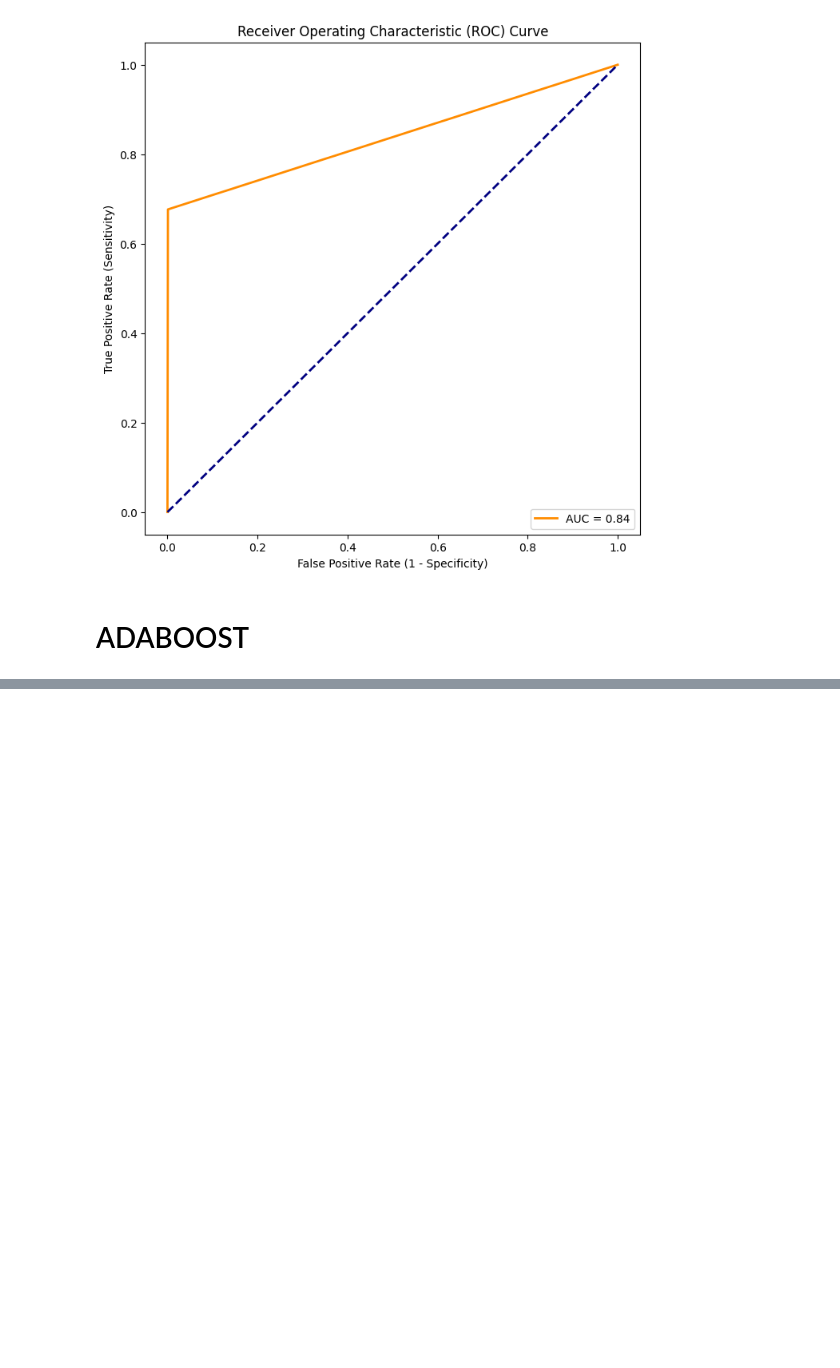
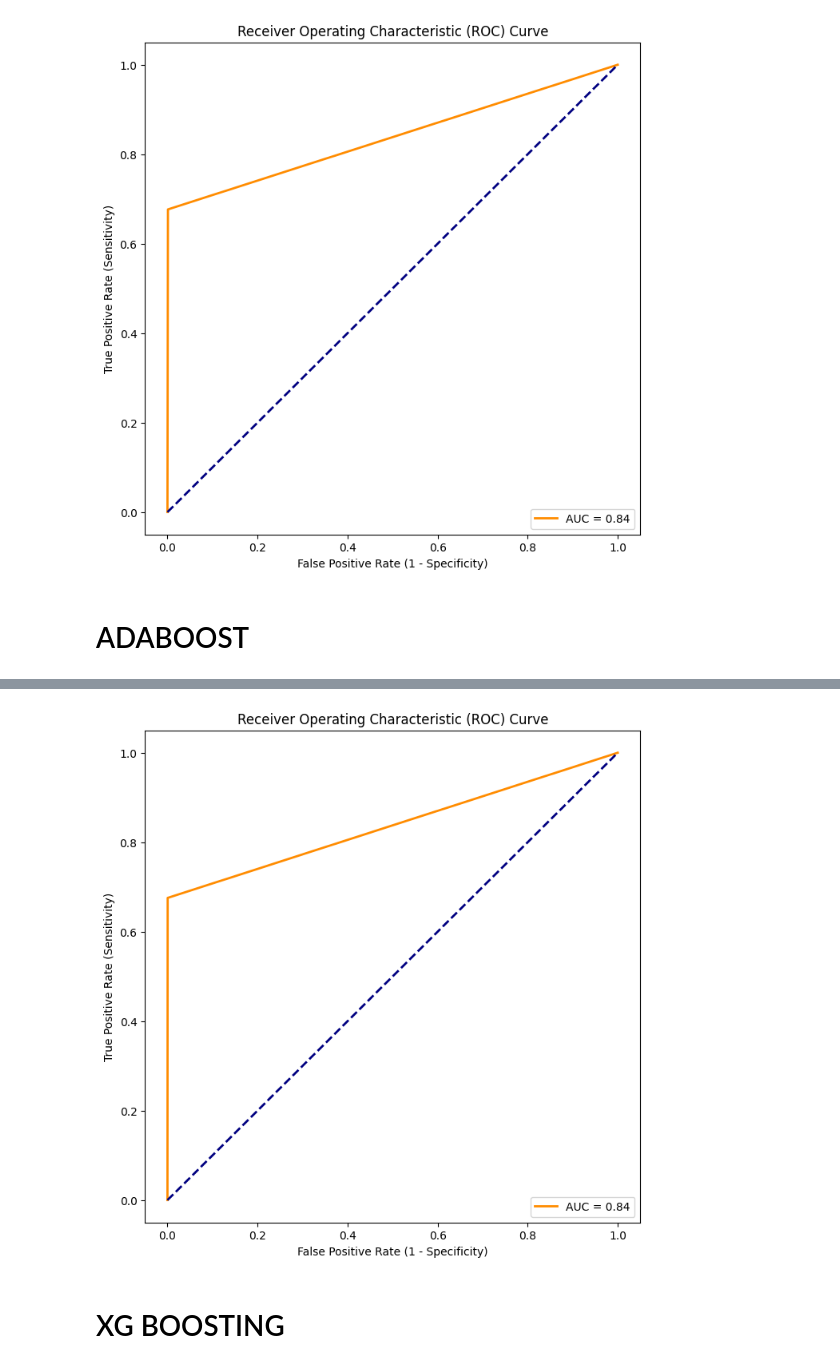
Before and after one commit to v-dev688/THE_CREDIT_CARD_PROJECT, a Jupyter notebook: 5. FINAL MODEL/IMPROVED_MODELS.ipynb, the cells around one changed output, grey strips where cells are left out. Drawn from its saved outputs; the diff is of its cells as text; code cells hidden in the pictures; blank space fills up the shorter version.

```diff
--- a/5. FINAL MODEL/IMPROVED_MODELS.ipynb
+++ b/5. FINAL MODEL/IMPROVED_MODELS.ipynb
@@ -155,0 +217,10 @@ plt.show()
+# %%
+from sklearn.model_selection import train_test_split
+from sklearn.ensemble import GradientBoostingClassifier
+from sklearn.metrics import accuracy_score, classification_report
+
+
+gb_classifier = GradientBoostingClassifier(learning_rate=0.1, n_estimators=100, max_depth=3, random_state=42)
+# %%
+# Train the model
+gb_classifier.fit(X_train_rfe, y_train)
@@ -155,0 +229,13 @@ plt.show()
+# %%
+X_test_rfe = rfe.transform(X_test)
+# %%
+# Make predictions on the test set
+y_pred = gb_classifier.predict(X_test_rfe)
+
+# Evaluate the model
+accuracy = accuracy_score(y_test, y_pred)
+classification_rep = classification_report(y_test, y_pred)
+
+# Print the results
+print(f"Accuracy: {accuracy:.2f}")
+print("Classification Report:\n", classification_rep)
@@ -155,0 +253,17 @@ plt.show()
+# %%
+fpr, tpr, thresholds = roc_curve(y_test,y_pred)
+roc_auc = auc(fpr, tpr)
+
+# Plot ROC curve
+plt.figure(figsize=(8, 8))
+plt.plot(fpr, tpr, color='darkorange', lw=2, label=f'AUC = {roc_auc:.2f}')
+plt.plot([0, 1], [0, 1], color='navy', lw=2, linestyle='--')
+plt.xlabel('False Positive Rate (1 - Specificity)')
+plt.ylabel('True Positive Rate (Sensitivity)')
+plt.title('Receiver Operating Characteristic (ROC) Curve')
+plt.legend(loc='lower right')
+plt.show()
+# %% [output]
+[figure, added]
+# %% [markdown]
+# XG BOOSTING
```
Also changed, not shown: parts of 12 cells of this notebook, 1 other file.
